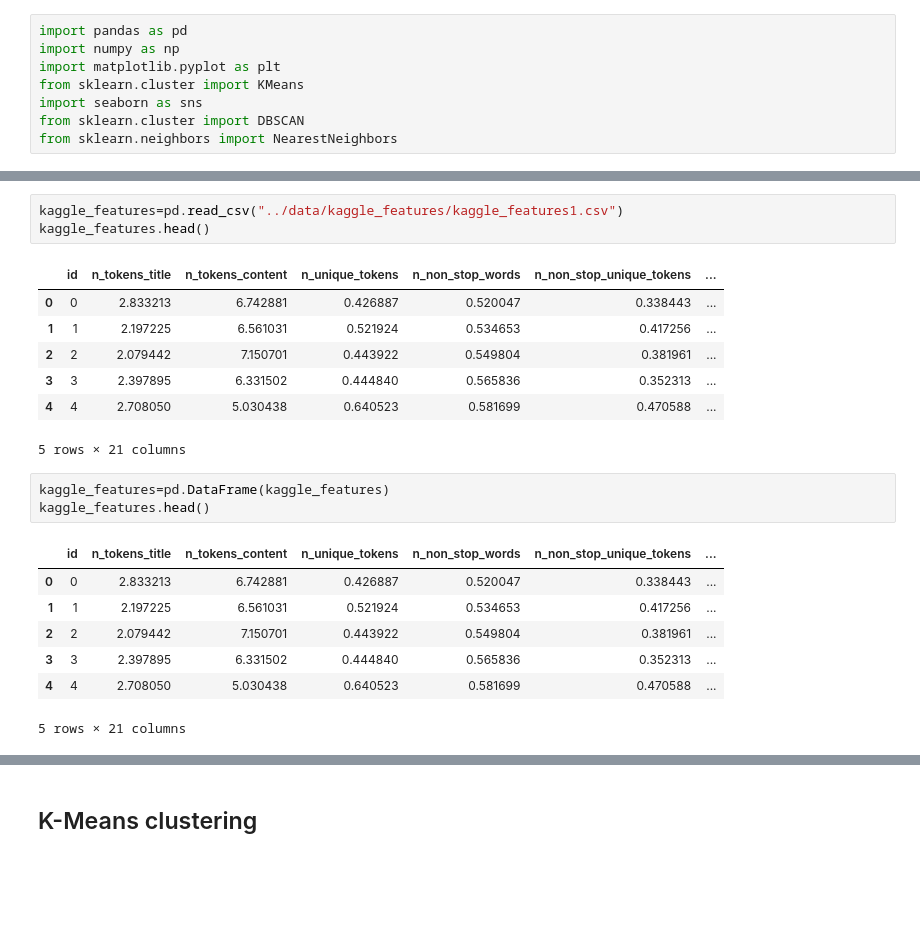
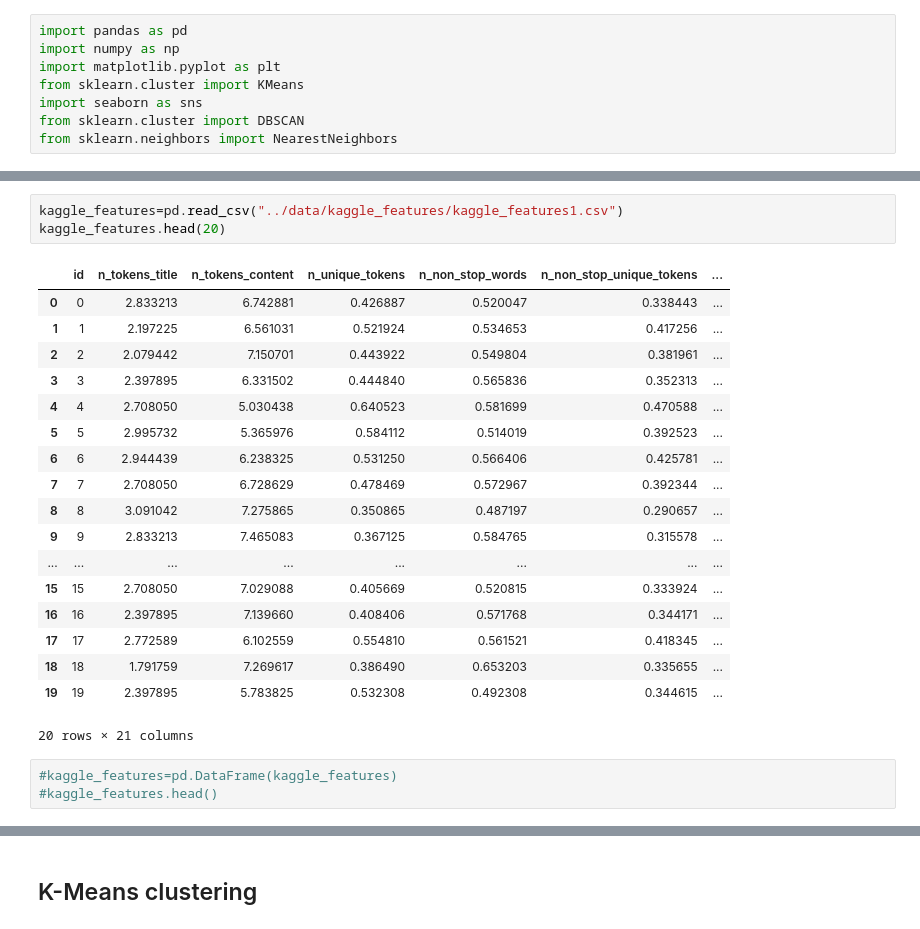
Before and after one commit to ihayet/EECS731_FakeNews_Project, a Jupyter notebook: notebooks/Kaggle_Featureextractions_clustering.ipynb, the cells around one changed output, grey strips where cells are left out. Drawn from its saved outputs; the diff is of its cells as text; blank space fills up the shorter version.

```diff
--- a/notebooks/Kaggle_Featureextractions_clustering.ipynb
+++ b/notebooks/Kaggle_Featureextractions_clustering.ipynb
@@ -9,22 +30,25 @@ from sklearn.neighbors import NearestNeighbors
 # %%
 kaggle_features=pd.read_csv("../data/kaggle_features/kaggle_features1.csv")
-kaggle_features.head()
+kaggle_features.head(20)
 # %% [output]
 |  | id | n_tokens_title | n_tokens_content | n_unique_tokens | n_non_stop_words | n_non_stop_unique_tokens | ... |
 | 0 | 0 | 2.833213 | 6.742881 | 0.426887 | 0.520047 | 0.338443 | ... |
 | 1 | 1 | 2.197225 | 6.561031 | 0.521924 | 0.534653 | 0.417256 | ... |
 | 2 | 2 | 2.079442 | 7.150701 | 0.443922 | 0.549804 | 0.381961 | ... |
 | 3 | 3 | 2.397895 | 6.331502 | 0.444840 | 0.565836 | 0.352313 | ... |
 | 4 | 4 | 2.708050 | 5.030438 | 0.640523 | 0.581699 | 0.470588 | ... |
+| 5 | 5 | 2.995732 | 5.365976 | 0.584112 | 0.514019 | 0.392523 | ... |
+| 6 | 6 | 2.944439 | 6.238325 | 0.531250 | 0.566406 | 0.425781 | ... |
+| 7 | 7 | 2.708050 | 6.728629 | 0.478469 | 0.572967 | 0.392344 | ... |
+| 8 | 8 | 3.091042 | 7.275865 | 0.350865 | 0.487197 | 0.290657 | ... |
+| 9 | 9 | 2.833213 | 7.465083 | 0.367125 | 0.584765 | 0.315578 | ... |
+| ... | ... | ... | ... | ... | ... | ... | ... |
+| 15 | 15 | 2.708050 | 7.029088 | 0.405669 | 0.520815 | 0.333924 | ... |
+| 16 | 16 | 2.397895 | 7.139660 | 0.408406 | 0.571768 | 0.344171 | ... |
+| 17 | 17 | 2.772589 | 6.102559 | 0.554810 | 0.561521 | 0.418345 | ... |
+| 18 | 18 | 1.791759 | 7.269617 | 0.386490 | 0.653203 | 0.335655 | ... |
+| 19 | 19 | 2.397895 | 5.783825 | 0.532308 | 0.492308 | 0.344615 | ... |
-5 rows × 21 columns
+20 rows × 21 columns
 # %%
-kaggle_features=pd.DataFrame(kaggle_features)
-kaggle_features.head()
+#kaggle_features=pd.DataFrame(kaggle_features)
+#kaggle_features.head()
-# %% [output]
-|  | id | n_tokens_title | n_tokens_content | n_unique_tokens | n_non_stop_words | n_non_stop_unique_tokens | ... |
-| 0 | 0 | 2.833213 | 6.742881 | 0.426887 | 0.520047 | 0.338443 | ... |
-| 1 | 1 | 2.197225 | 6.561031 | 0.521924 | 0.534653 | 0.417256 | ... |
-| 2 | 2 | 2.079442 | 7.150701 | 0.443922 | 0.549804 | 0.381961 | ... |
-| 3 | 3 | 2.397895 | 6.331502 | 0.444840 | 0.565836 | 0.352313 | ... |
-| 4 | 4 | 2.708050 | 5.030438 | 0.640523 | 0.581699 | 0.470588 | ... |
-5 rows × 21 columns
```
Also changed, not shown: parts of 9 cells of this notebook.
